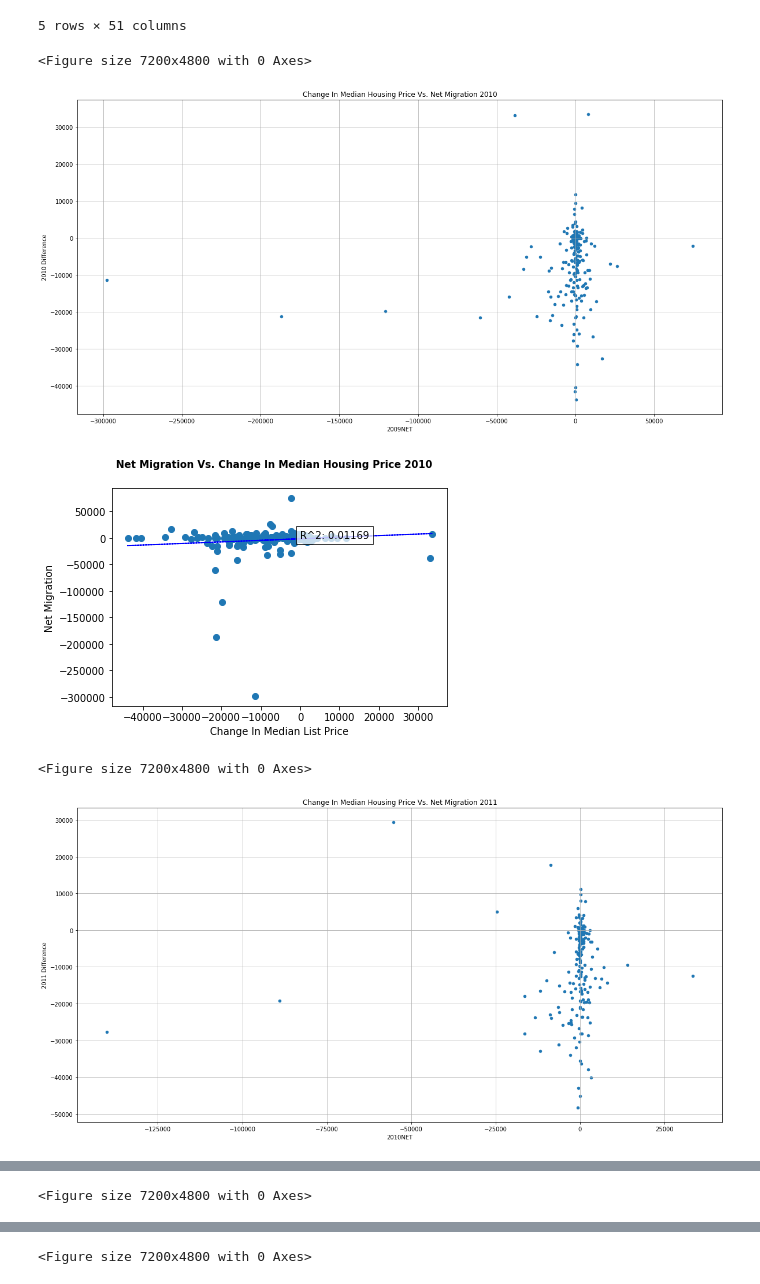
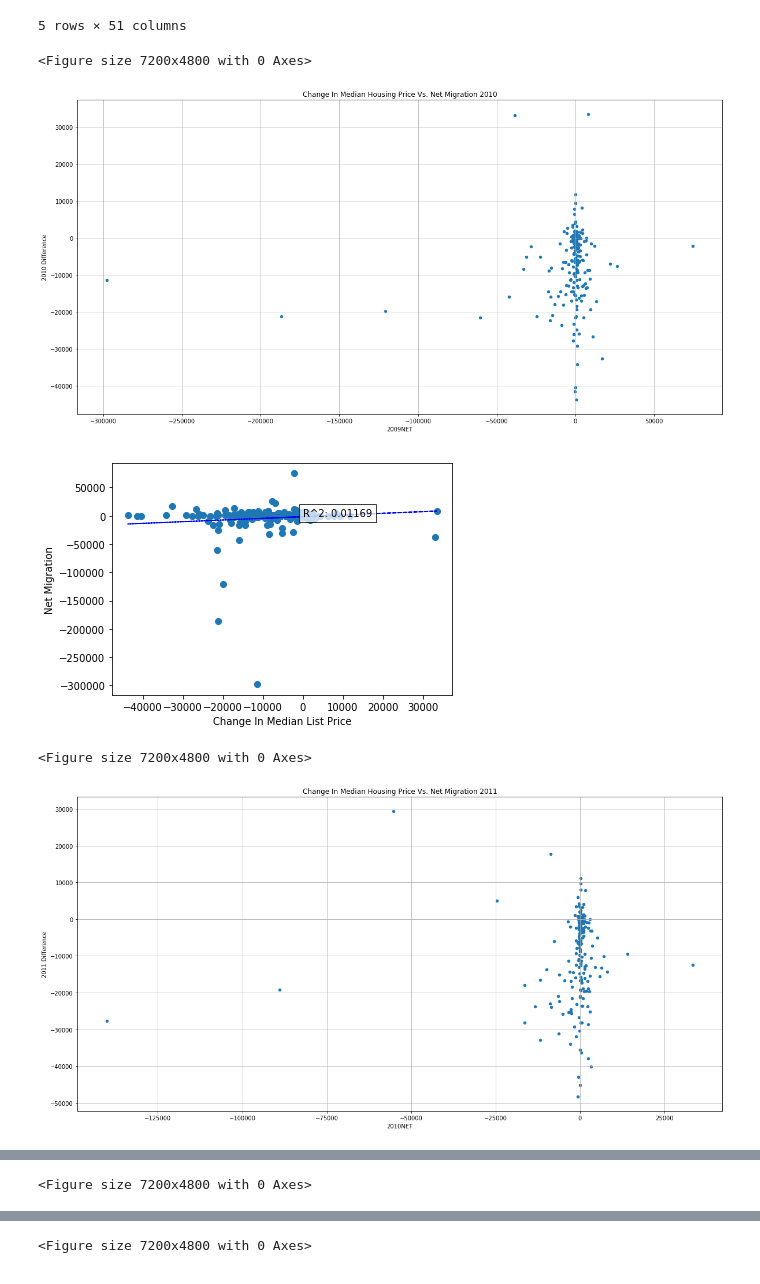
Before and after one commit to UCBDataAna/Project1_Migration, a Jupyter notebook: ScatterPlot_ByYear-Select-States NET-Negative.ipynb, the cells around one changed output, grey strips where cells are left out. Saved outputs shown, nothing was run; the diff lists cells and outputs as text; code cells hidden in the pictures.

Commit message:
got rid of titles on charts and added tight_fit formatting

```diff
--- a/ScatterPlot_ByYear-Select-States NET-Negative.ipynb
+++ b/ScatterPlot_ByYear-Select-States NET-Negative.ipynb
@@ -64,35 +64,35 @@ for year in years:
          year2 = str(int(year) + 1)
     except: year2 = year
 
     plt.figure(dpi=1200)
 
     merge_output.plot(kind="scatter", x=f"{year}NET",
                                               y=f"{year2} Difference",
                                               grid=True, figsize=(20,10),
                                               title=f"Change In Median Housing Price Vs. Net Migration {year2}")
 
     difference = merge_output[f"{year2} Difference"]
     moved_net = merge_output[f"{year}NET"]
 
     vc_slope, vc_int, vc_r, vc_p, vc_std_err = stats.linregress(difference, moved_net)
     vc_fit = vc_slope * difference + vc_int
 
     fig, (ax1) = plt.subplots(1, sharex=True)
-    fig.suptitle(f"Net Migration Vs. Change In Median Housing Price {year2}", fontsize=10, fontweight="bold")
+    #fig.suptitle(f"Net Migration Vs. Change In Median Housing Price {year2}", fontsize=10, fontweight="bold")
 
     plt.ylabel("Net Migration")
     plt.xlabel("Change In Median List Price")
     #ax1.set_xlim(min(moved_net)-10000, max(moved_net)+10000)
     #ax1.set_ylim(min(difference)-10000, max(difference)+10000)
     ax1.plot(difference, moved_net, linewidth=0, marker="o")
     ax1.plot(difference, vc_fit, "b--", linewidth=1)
     plt.text(-5,-5,"R^2: "+str(round(vc_r**2,5)),bbox=dict(facecolor='white', alpha=0.75))
-
+    plt.tight_layout()
     plt.savefig(f"Census vs Zillow Scatter (SELECT STATES- Net Negative -PERC CHANGE) {year2}.png",dpi = 1000)
     plt.show()
 # %% [output]
 <Figure size 7200x4800 with 0 Axes>
 [figure]
-[figure, old version]
+[figure, new version]
 <Figure size 7200x4800 with 0 Axes>
 [figure]
```
Also changed, not shown: parts of 1 cell of this notebook, 24 other files.
